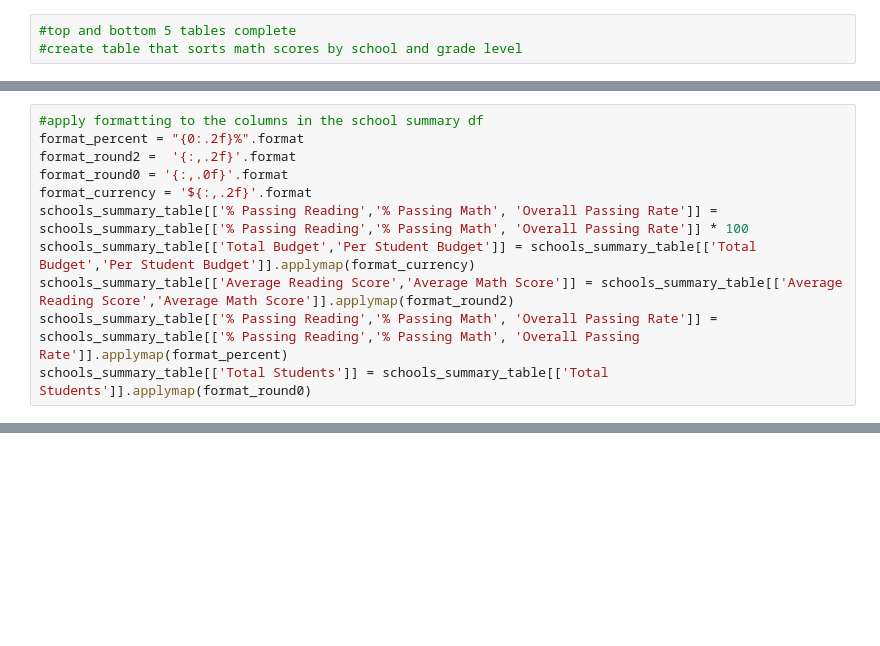
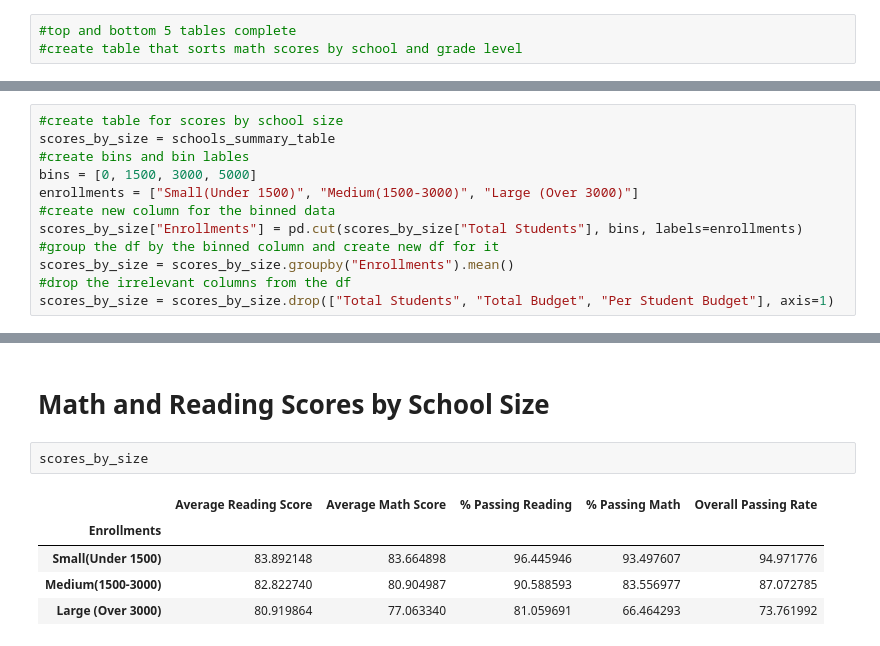
Before and after one commit to rglukins/bootcamp_homework, a Jupyter notebook: pandas-challenge/PyAcademy/PyAcademy.ipynb, the cells around one changed output, grey strips where cells are left out. Drawn from its saved outputs; the diff is of its cells as text; blank space fills up the shorter version.

```diff
--- a/pandas-challenge/PyAcademy/PyAcademy.ipynb
+++ b/pandas-challenge/PyAcademy/PyAcademy.ipynb
@@ -289,11 +173,12 @@ scores_by_spending = scores_by_spending
-# %%
-#apply formatting to the columns in the school summary df
-format_percent = "{0:.2f}%".format
-format_round2 =  '{:,.2f}'.format
-format_round0 = '{:,.0f}'.format
-format_currency = '${:,.2f}'.format
-schools_summary_table[['% Passing Reading','% Passing Math', 'Overall Passing Rate']] = schools_summary_table[['% Passing Reading','% Passing Math', 'Overall Passing Rate']] * 100
-schools_summary_table[['Total Budget','Per Student Budget']] = schools_summary_table[['Total Budget','Per Student Budget']].applymap(format_currency)
-schools_summary_table[['Average Reading Score','Average Math Score']] = schools_summary_table[['Average Reading Score','Average Math Score']].applymap(format_round2)
-schools_summary_table[['% Passing Reading','% Passing Math', 'Overall Passing Rate']] = schools_summary_table[['% Passing Reading','% Passing Math', 'Overall Passing Rate']].applymap(format_percent)
-schools_summary_table[['Total Students']] = schools_summary_table[['Total Students']].applymap(format_round0)
+# %%
+#create table for scores by school size
+scores_by_size = schools_summary_table
+#create bins and bin lables
+bins = [0, 1500, 3000, 5000]
+enrollments = ["Small(Under 1500)", "Medium(1500-3000)", "Large (Over 3000)"]
+#create new column for the binned data
+scores_by_size["Enrollments"] = pd.cut(scores_by_size["Total Students"], bins, labels=enrollments)
+#group the df by the binned column and create new df for it
+scores_by_size = scores_by_size.groupby("Enrollments").mean()
+#drop the irrelevant columns from the df
+scores_by_size = scores_by_size.drop(["Total Students", "Total Budget", "Per Student Budget"], axis=1)
@@ -299,0 +273,10 @@ schools_summary_table[['Total Students']] = schools_summary_table[['Total Studen
+# %% [markdown]
+# Math and Reading Scores by School Size
+# %%
+scores_by_size
+# %% [output]
+|  | Average Reading Score | Average Math Score | % Passing Reading | % Passing Math | Overall Passing Rate |
+| Enrollments |  |  |  |  |  |
+| Small(Under 1500) | 83.892148 | 83.664898 | 96.445946 | 93.497607 | 94.971776 |
+| Medium(1500-3000) | 82.822740 | 80.904987 | 90.588593 | 83.556977 | 87.072785 |
+| Large (Over 3000) | 80.919864 | 77.063340 | 81.059691 | 66.464293 | 73.761992 |
```
Also changed, not shown: parts of 40 cells of this notebook, 2 other files.
